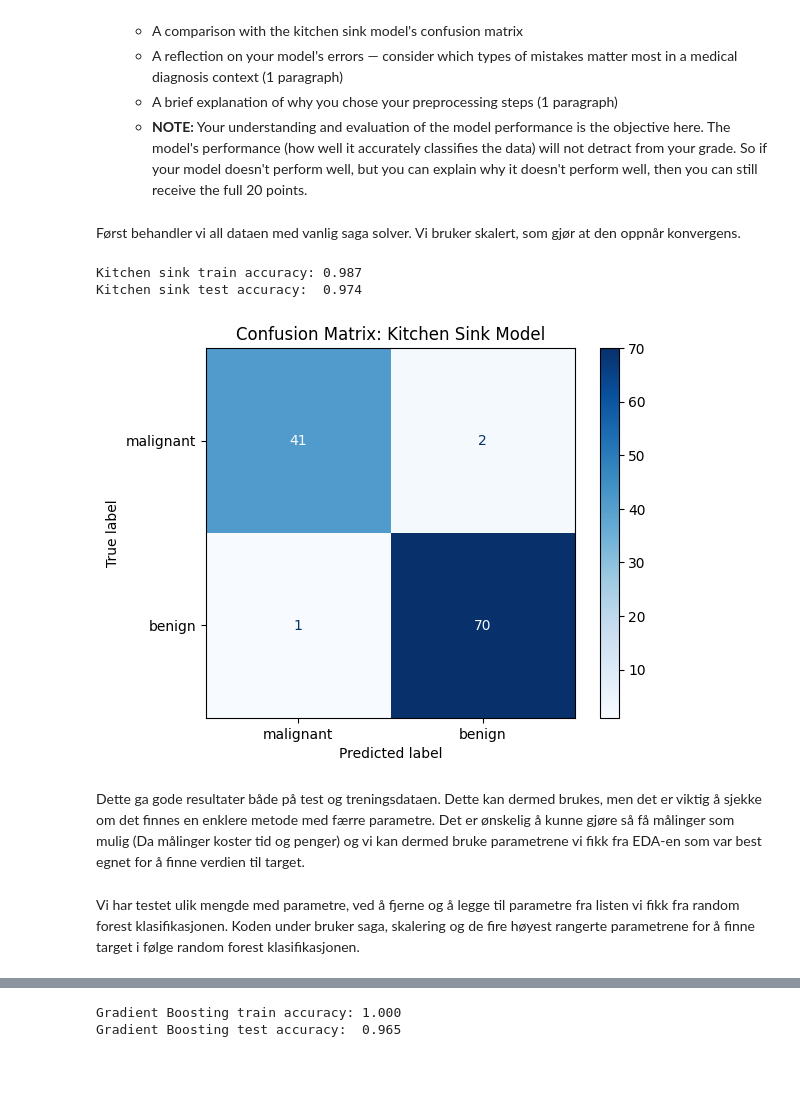
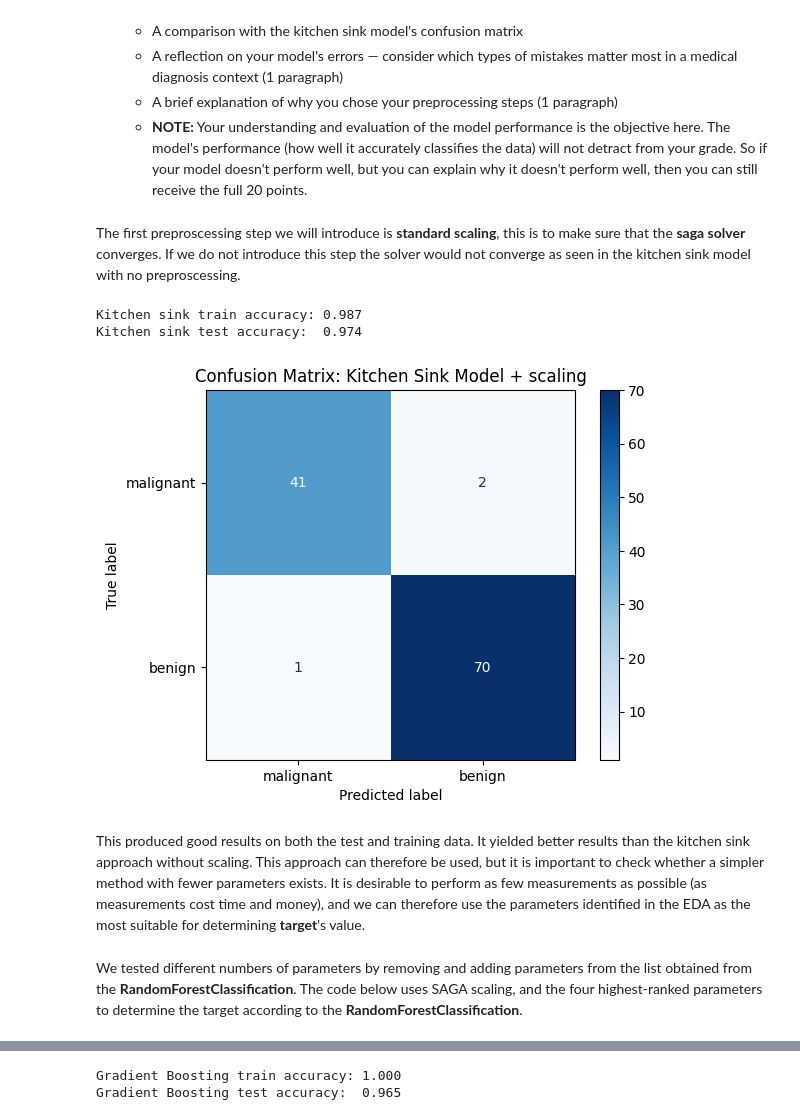
Before and after one commit to variasjon/ing3513-innlevering1, a Jupyter notebook: assignment01.ipynb, the cells around one changed output, grey strips where cells are left out. Cells and saved outputs as stored; diff of their text form; code cells hidden in the pictures; blank space fills up the shorter version.

```diff
--- a/assignment01.ipynb
+++ b/assignment01.ipynb
@@ -605,47 +618,45 @@ Pipeline([
   - A brief explanation of why you chose your preprocessing steps (1 paragraph)
   - **NOTE:** Your understanding and evaluation of the model performance is the objective here. The model's performance (how well it accurately classifies the data) will not detract from your grade. So if your model doesn't perform well, but you can explain why it doesn't perform well, then you can still receive the full 20 points.
 # %% [markdown]
-Først behandler vi all dataen med vanlig saga solver. Vi bruker skalert, som gjør at den oppnår konvergens.
+The first preproscessing step we will introduce is **standard scaling**, this is to make sure that the **saga solver** converges. If we do not introduce this step the solver would not converge as seen in the kitchen sink model with no preproscessing.
 # %%
 pipe = Pipeline(
     [
-        # Example: ColumnTransformer to select/transform specific columns
         (
             "preprocessor",
             ColumnTransformer(
                 [
                     ("selected_features", StandardScaler(), importances.index),
+                    #All features
                 ]
             ),
         ),
         ("scaler", StandardScaler()),
         (
             "classifier",
             LogisticRegression(solver="saga", max_iter=1000, random_state=42),
         ),
     ]
 )
 
 pipe.fit(X_train, y_train)
 
-# TODO: Fit the pipeline on training data
-# TODO: Evaluate and print accuracy
 pipe_train_accuracy = pipe.score(X_train, y_train)
 pipe_accuracy = pipe.score(X_test, y_test)
 print(f"Kitchen sink train accuracy: {pipe_train_accuracy:.3f}")
 print(f"Kitchen sink test accuracy:  {pipe_accuracy:.3f}")
 
 ConfusionMatrixDisplay.from_estimator(
     pipe, X_test, y_test, display_labels=cancer.target_names, cmap="Blues"
 )
-plt.title("Confusion Matrix: Kitchen Sink Model")
+plt.title("Confusion Matrix: Kitchen Sink Model + scaling")
 plt.show()
 # %% [output]
 Kitchen sink train accuracy: 0.987
 Kitchen sink test accuracy:  0.974
-[figure, old version]
+[figure, new version]
 # %% [markdown]
-Dette ga gode resultater både på test og treningsdataen. Dette kan dermed brukes, men det er viktig å sjekke om det finnes en enklere metode med færre parametre. Det er ønskelig å kunne gjøre så få målinger som mulig (Da målinger koster tid og penger) og vi kan dermed bruke parametrene vi fikk fra EDA-en som var best egnet for å finne verdien til target.
+This produced good results on both the test and training data. It yielded better results than the kitchen sink approach without scaling. This approach can therefore be used, but it is important to check whether a simpler method with fewer parameters exists. It is desirable to perform as few measurements as possible (as measurements cost time and money), and we can therefore use the parameters identified in the EDA as the most suitable for determining **target**'s value.
 # %% [markdown]
-Vi har testet ulik mengde med parametre, ved å fjerne og å legge til parametre fra listen vi fikk fra random forest klasifikasjonen. Koden under bruker saga, skalering og de fire høyest rangerte parametrene for å finne target i følge random forest klasifikasjonen.
+We tested different numbers of parameters by removing and adding parameters from the list obtained from the **RandomForestClassification**. The code below uses SAGA scaling, and the four highest-ranked parameters to determine the target according to the **RandomForestClassification**.
 # %%
```
Also changed, not shown: parts of 20 cells of this notebook.
